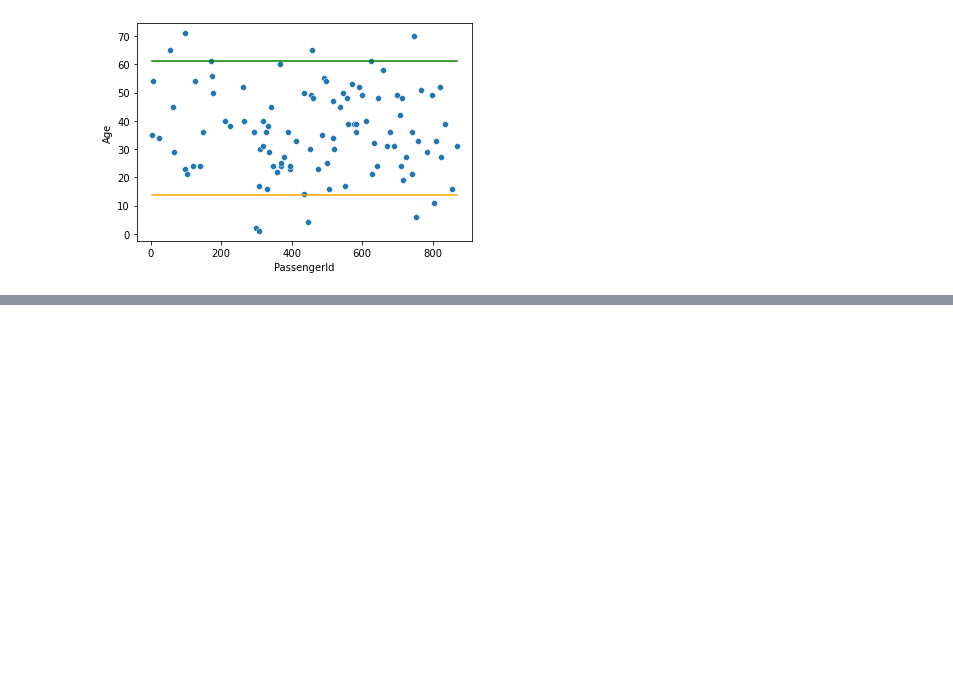
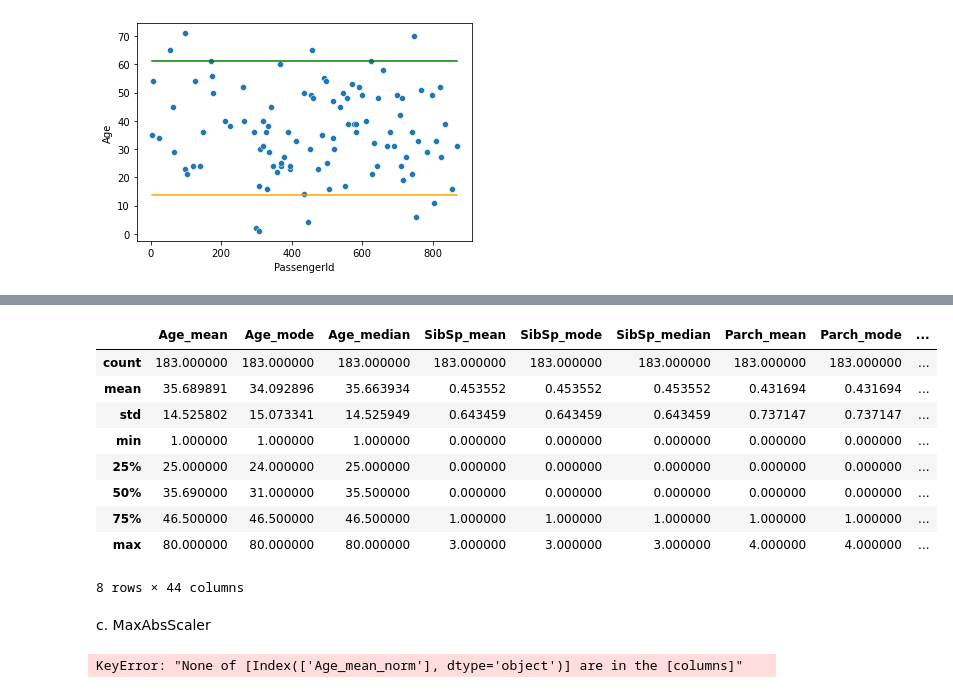
Before and after one commit to CarlosAlvarado-git/DataWrangling, a Jupyter notebook: Laboratorio8/Lab_8_Carlos_Alvarado.ipynb, the cells around one changed output, grey strips where cells are left out. Saved outputs shown, nothing was run; the diff lists cells and outputs as text; code cells hidden in the pictures; blank space fills up the shorter version.

```diff
--- a/Laboratorio8/Lab_8_Carlos_Alvarado.ipynb
+++ b/Laboratorio8/Lab_8_Carlos_Alvarado.ipynb
@@ -794,0 +968,5 @@ COLUMNA PARCH
+# %%
+scaler = MinMaxScaler()
+df_norm = data_imputaciones.copy()
+for col in df_norm.select_dtypes(include=['float', 'int']).columns:
+    df_norm[col+'_norm'] = scaler.fit_transform(df_norm[[col]])
@@ -794,0 +983,15 @@ COLUMNA PARCH
+# %%
+df_norm.describe()
+# %% [output]
+|  | Age_mean | Age_mode | Age_median | SibSp_mean | SibSp_mode | SibSp_median | Parch_mean | Parch_mode | ... |
+| count | 183.000000 | 183.000000 | 183.000000 | 183.000000 | 183.000000 | 183.000000 | 183.000000 | 183.000000 | ... |
+| mean | 35.689891 | 34.092896 | 35.663934 | 0.453552 | 0.453552 | 0.453552 | 0.431694 | 0.431694 | ... |
+| std | 14.525802 | 15.073341 | 14.525949 | 0.643459 | 0.643459 | 0.643459 | 0.737147 | 0.737147 | ... |
+| min | 1.000000 | 1.000000 | 1.000000 | 0.000000 | 0.000000 | 0.000000 | 0.000000 | 0.000000 | ... |
+| 25% | 25.000000 | 24.000000 | 25.000000 | 0.000000 | 0.000000 | 0.000000 | 0.000000 | 0.000000 | ... |
+| 50% | 35.690000 | 31.000000 | 35.500000 | 0.000000 | 0.000000 | 0.000000 | 0.000000 | 0.000000 | ... |
+| 75% | 46.500000 | 46.500000 | 46.500000 | 1.000000 | 1.000000 | 1.000000 | 1.000000 | 1.000000 | ... |
+| max | 80.000000 | 80.000000 | 80.000000 | 3.000000 | 3.000000 | 3.000000 | 4.000000 | 4.000000 | ... |
+8 rows × 44 columns
+# %% [markdown]
+c. MaxAbsScaler
@@ -794,0 +1000,7 @@ COLUMNA PARCH
+# %%
+scaler = MaxAbsScaler()
+df_MabsS = data_imputaciones.copy()
+for col in df_norm.select_dtypes(include=['float', 'int']).columns:
+    df_MabsS[col+'_MabsS'] = scaler.fit_transform(df_MabsS[[col]])
+# %% [output]
+KeyError: "None of [Index(['Age_mean_norm'], dtype='object')] are in the [columns]"
```
Also changed, not shown: parts of 146 cells of this notebook.
